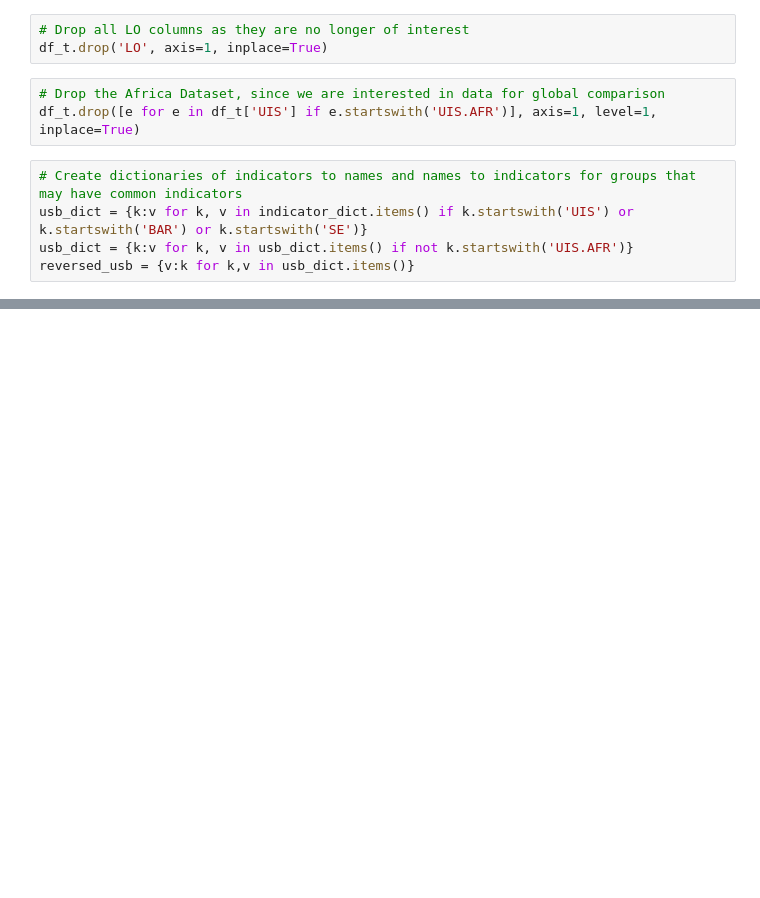
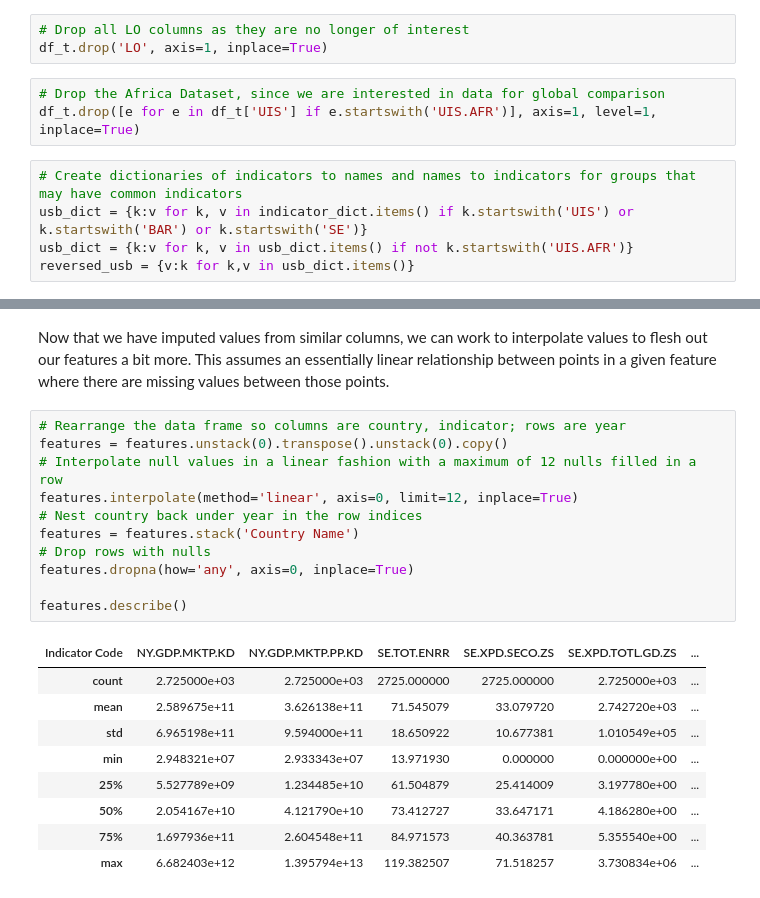
Before and after one commit to tjeffkessler/thinkful_dsflex, a Jupyter notebook: Ed Stats Model.ipynb, the cells around one changed output, grey strips where cells are left out. Drawn from its saved outputs; the diff is of its cells as text; blank space fills up the shorter version.

```diff
--- a/Ed Stats Model.ipynb
+++ b/Ed Stats Model.ipynb
@@ -348,0 +332,23 @@ print(
+# %% [markdown]
+Now that we have imputed values from similar columns, we can work to interpolate values to flesh out our features a bit more. This assumes an essentially linear relationship between points in a given feature where there are missing values between those points.
+# %%
+# Rearrange the data frame so columns are country, indicator; rows are year
+features = features.unstack(0).transpose().unstack(0).copy()
+# Interpolate null values in a linear fashion with a maximum of 12 nulls filled in a row
+features.interpolate(method='linear', axis=0, limit=12, inplace=True)
+# Nest country back under year in the row indices
+features = features.stack('Country Name')
+# Drop rows with nulls
+features.dropna(how='any', axis=0, inplace=True)
+
+features.describe()
+# %% [output]
+| Indicator Code | NY.GDP.MKTP.KD | NY.GDP.MKTP.PP.KD | SE.TOT.ENRR | SE.XPD.SECO.ZS | SE.XPD.TOTL.GD.ZS | ... |
+| count | 2.725000e+03 | 2.725000e+03 | 2725.000000 | 2725.000000 | 2.725000e+03 | ... |
+| mean | 2.589675e+11 | 3.626138e+11 | 71.545079 | 33.079720 | 2.742720e+03 | ... |
+| std | 6.965198e+11 | 9.594000e+11 | 18.650922 | 10.677381 | 1.010549e+05 | ... |
+| min | 2.948321e+07 | 2.933343e+07 | 13.971930 | 0.000000 | 0.000000e+00 | ... |
+| 25% | 5.527789e+09 | 1.234485e+10 | 61.504879 | 25.414009 | 3.197780e+00 | ... |
+| 50% | 2.054167e+10 | 4.121790e+10 | 73.412727 | 33.647171 | 4.186280e+00 | ... |
+| 75% | 1.697936e+11 | 2.604548e+11 | 84.971573 | 40.363781 | 5.355540e+00 | ... |
+| max | 6.682403e+12 | 1.395794e+13 | 119.382507 | 71.518257 | 3.730834e+06 | ... |
```
Also changed, not shown: parts of 26 cells of this notebook.
